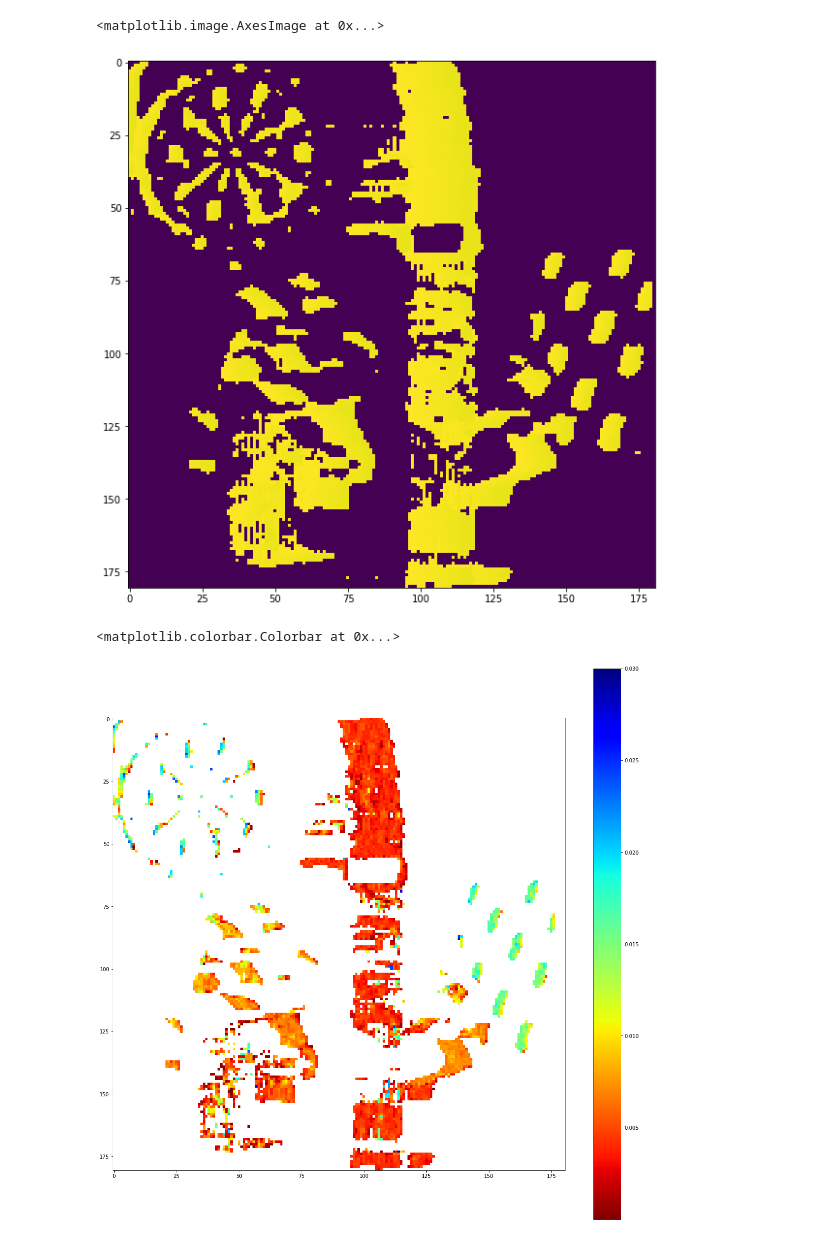
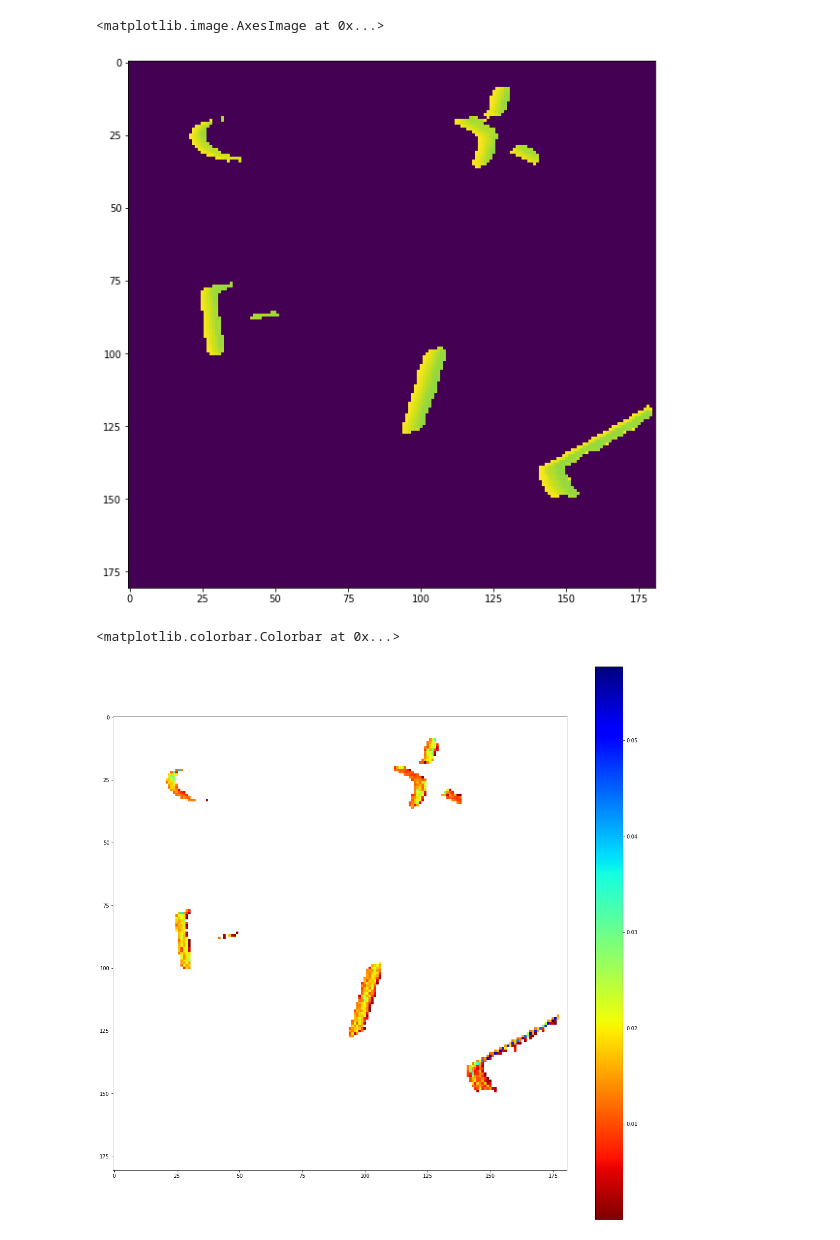
Before and after one commit to stefanochi/depth, a Jupyter notebook: pure_python_evaluatin/refact_test-2x.ipynb, the cells around one changed output. Cells and saved outputs as stored; diff of their text form; code cells hidden in the pictures.

```diff
--- a/pure_python_evaluatin/refact_test-2x.ipynb
+++ b/pure_python_evaluatin/refact_test-2x.ipynb
@@ -2,4 +2,5 @@
 import numpy as np
 import matplotlib.pyplot as plt
 # %%
-events = np.loadtxt("../data_processed/events_refact.txt")
+events = np.loadtxt("../data_processed/events_refact_shapes_translation01.txt")
+events
@@ -21,7 +30,7 @@ def filter_patch(events, patch_center, patch_size):
 
     return events_filtered
 # %%
-patch_center = (90, 120)
+patch_center = (120, 90)
 patch_size = 180
 shape = (patch_size, patch_size)
 events = filter_patch(events, patch_center, patch_size)
@@ -65,27 +74,28 @@ plt.figure(figsize=(10, 10))
 plt.imshow(sampled_img[:,:,1])
 # %% [output]
 <matplotlib.image.AxesImage at 0x...>
-[figure, old version]
+[figure, new version]
 # %%
 sampled_diff = np.full(sampled_img[:,:,1].shape, -1.0)
-dist = 3
+dist = 1
 for y in range(sampled_diff.shape[0]):
     for x in range(sampled_diff.shape[1] - dist):
         if sampled_img[y,x+dist,1] == 0:
             continue
         if sampled_img[y,x,1] <= sampled_img[y,x+dist,1]:
             continue
-        sampled_diff[y, x] = (sampled_img[y,x,1] - sampled_img[y,x+dist,1]) / dist
+        sampled_diff[y, x] = ((sampled_img[y,x,1] - sampled_img[y,x+dist,1]) / dist)
 # %%
+%matplotlib inline
 plt.figure(figsize=(20, 20))
 # sampled_diff_m = np.ma.masked_where(np.logical_or(sampled_diff <= 0, sampled_diff>1.325), sampled_diff)
 sampled_diff_m = np.ma.masked_where(sampled_diff <= 0, sampled_diff)
 
-m = plt.imshow(sampled_diff_m, cmap="jet_r", vmax=0.03)
+m = plt.imshow(sampled_diff_m, cmap="jet_r")
 plt.colorbar(mappable=m)
 # %% [output]
 <matplotlib.colorbar.Colorbar at 0x...>
-[figure, old version]
+[figure, new version]
 # %%
 plt.imshow(sampled_diff)
 # %% [output]
```
Also changed, not shown: parts of 14 cells of this notebook, 16 other files.
